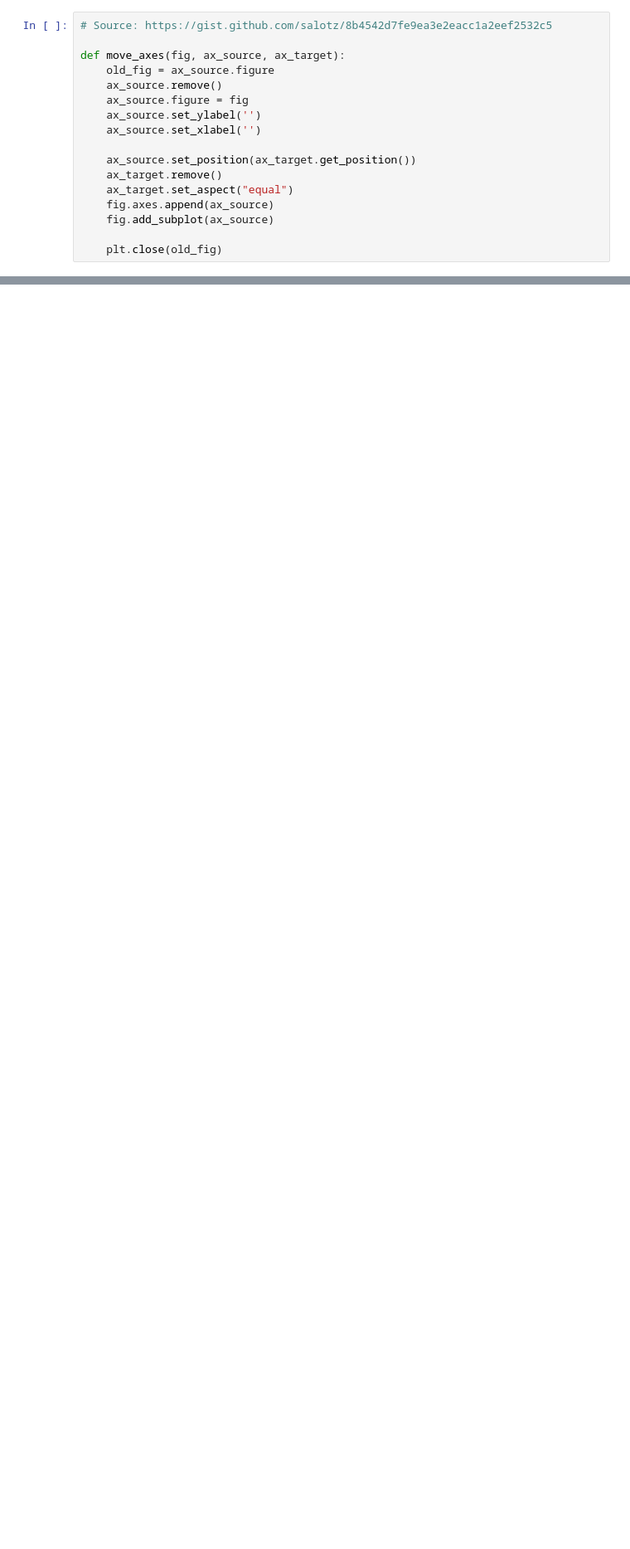
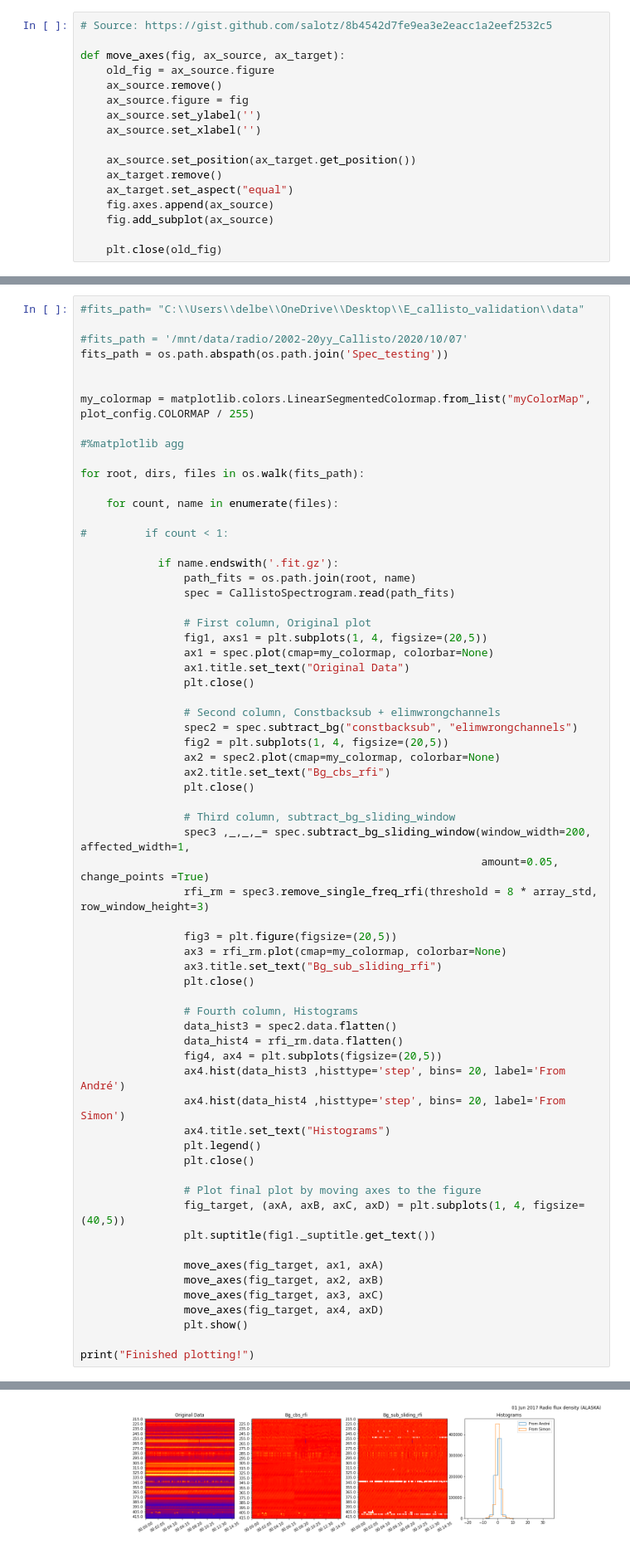
Before and after one commit to i4Ds/eCallistoValidation, a Jupyter notebook: Testing_10'000_Bilder.ipynb, the cells around one changed output, grey strips where cells are left out. Shown at 83% size. Drawn from its saved outputs; the diff is of its cells as text; blank space fills up the shorter version.

```diff
--- a/Testing_10'000_Bilder.ipynb
+++ b/Testing_10'000_Bilder.ipynb
@@ -259 +262,67 @@ Eliminating sharp jumps between channels ...
 ... (7 outputs left out)
+# %%
+#fits_path= "C:\\Users\\delbe\\OneDrive\\Desktop\\E_callisto_validation\\data"
+
+#fits_path = '/mnt/data/radio/2002-20yy_Callisto/2020/10/07'
+fits_path = os.path.abspath(os.path.join('Spec_testing'))
+
+
+my_colormap = matplotlib.colors.LinearSegmentedColormap.from_list("myColorMap", plot_config.COLORMAP / 255)
+
+#%matplotlib agg
+
+for root, dirs, files in os.walk(fits_path):
+
+    for count, name in enumerate(files):
+
+#         if count < 1:
+
+            if name.endswith('.fit.gz'):
+                path_fits = os.path.join(root, name)
+                spec = CallistoSpectrogram.read(path_fits)
+
+                # First column, Original plot
+                fig1, axs1 = plt.subplots(1, 4, figsize=(20,5))
+                ax1 = spec.plot(cmap=my_colormap, colorbar=None)
+                ax1.title.set_text("Original Data")
+                plt.close()
+
+                # Second column, Constbacksub + elimwrongchannels
+                spec2 = spec.subtract_bg("constbacksub", "elimwrongchannels")
+                fig2 = plt.subplots(1, 4, figsize=(20,5))
+                ax2 = spec2.plot(cmap=my_colormap, colorbar=None)
+                ax2.title.set_text("Bg_cbs_rfi")
+                plt.close()
+
+                # Third column, subtract_bg_sliding_window
+                spec3 ,_,_,_= spec.subtract_bg_sliding_window(window_width=200, affected_width=1,
+                                                              amount=0.05, change_points =True)
+                rfi_rm = spec3.remove_single_freq_rfi(threshold = 8 * array_std, row_window_height=3)
+
+                fig3 = plt.figure(figsize=(20,5))
+                ax3 = rfi_rm.plot(cmap=my_colormap, colorbar=None)
+                ax3.title.set_text("Bg_sub_sliding_rfi")
+                plt.close()
+
+                # Fourth column, Histograms
+                data_hist3 = spec2.data.flatten()
+                data_hist4 = rfi_rm.data.flatten()
+                fig4, ax4 = plt.subplots(figsize=(20,5))
+                ax4.hist(data_hist3 ,histtype='step', bins= 20, label='From André')
+                ax4.hist(data_hist4 ,histtype='step', bins= 20, label='From Simon')
+                ax4.title.set_text("Histograms")
+                plt.legend()
+                plt.close()
+
+                # Plot final plot by moving axes to the figure
+                fig_target, (axA, axB, axC, axD) = plt.subplots(1, 4, figsize=(40,5))
+                plt.suptitle(fig1._suptitle.get_text())
+
+                move_axes(fig_target, ax1, axA)
+                move_axes(fig_target, ax2, axB)
+                move_axes(fig_target, ax3, axC)
+                move_axes(fig_target, ax4, axD)
+                plt.show()
+
+print("Finished plotting!")
+# %% [output]
@@ -259,0 +332 @@ Eliminating sharp jumps between channels ...
+[figure, added]
```
Also changed, not shown: parts of 2 cells of this notebook.
